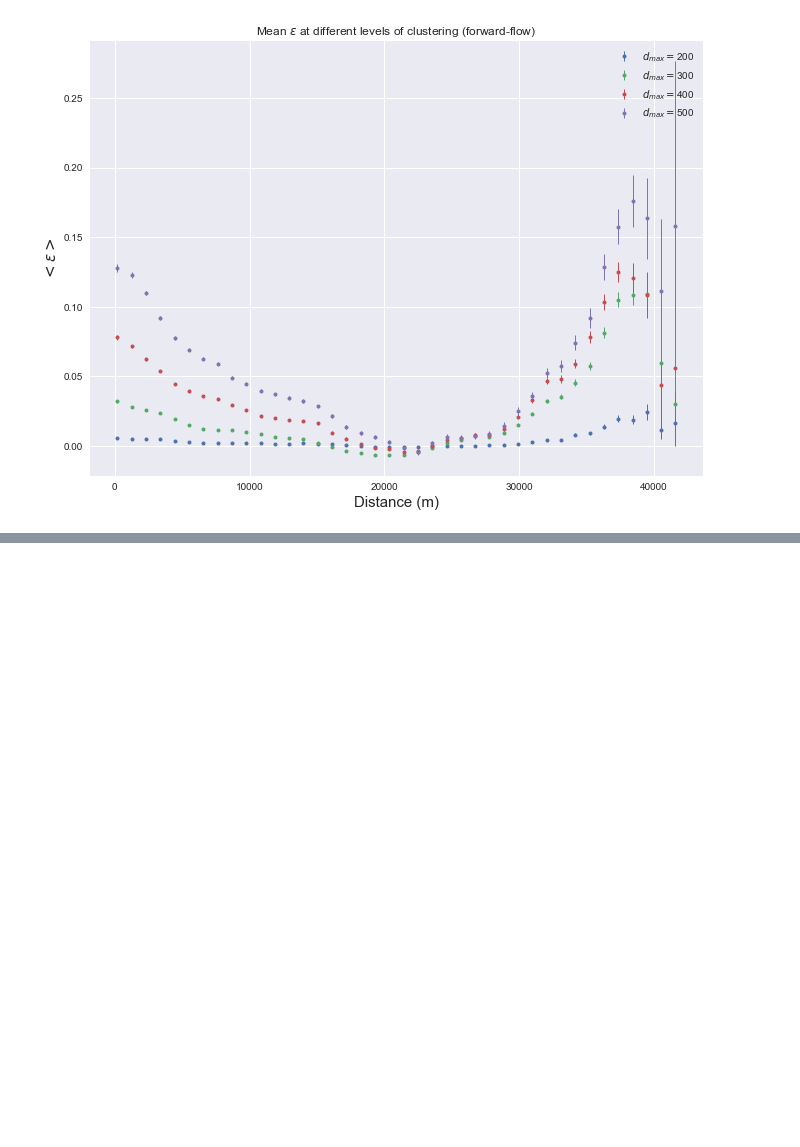
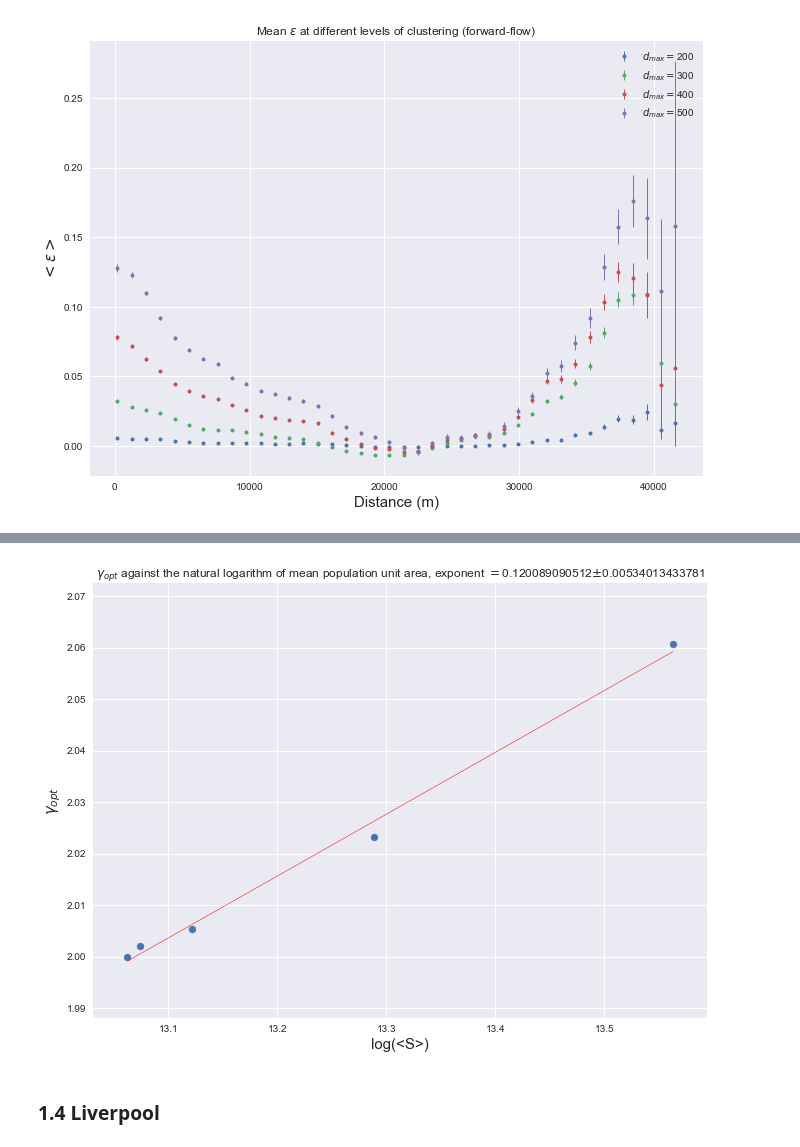
Before and after one commit to jbremz/human_mob, a Jupyter notebook: Notebooks/Ilaria's Log/Week 15.ipynb, the cells around one changed output, grey strips where cells are left out. Drawn from its saved outputs; the diff is of its cells as text; code cells hidden in the pictures; blank space fills up the shorter version.

```diff
--- a/Notebooks/Ilaria's Log/Week 15.ipynb
+++ b/Notebooks/Ilaria's Log/Week 15.ipynb
@@ -114,0 +189,6 @@ plt.show()
+# %%
+gamma_S(h_man, gamma_0, gammas_man[1:])
+# %% [output]
+[figure, added]
+# %% [markdown]
+### 1.4 Liverpool
```
Also changed, not shown: parts of 32 cells of this notebook.
